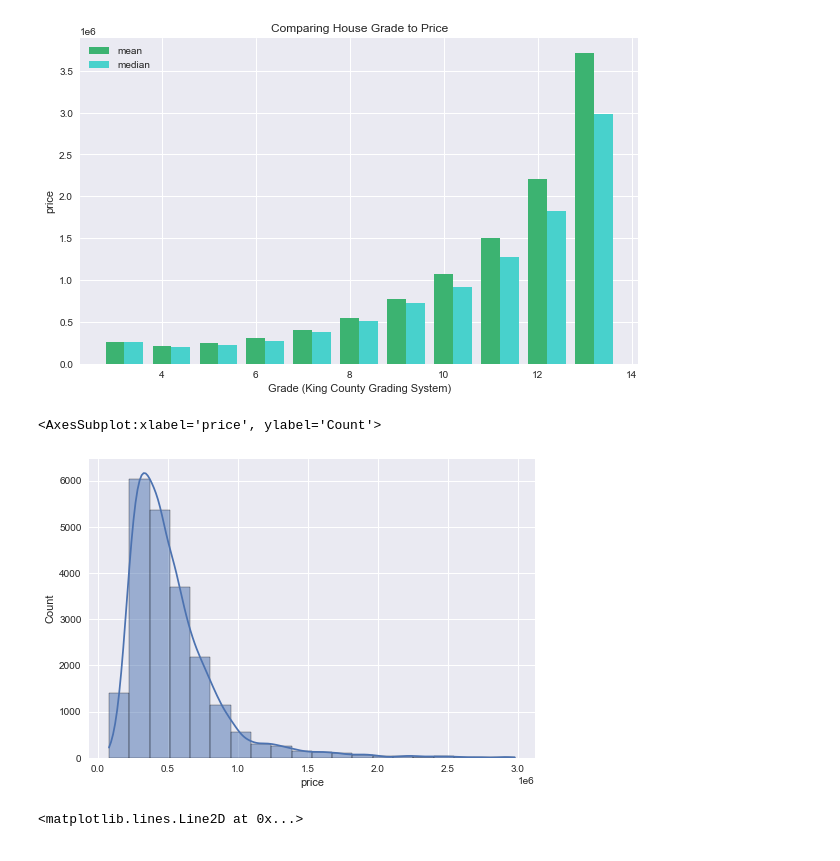
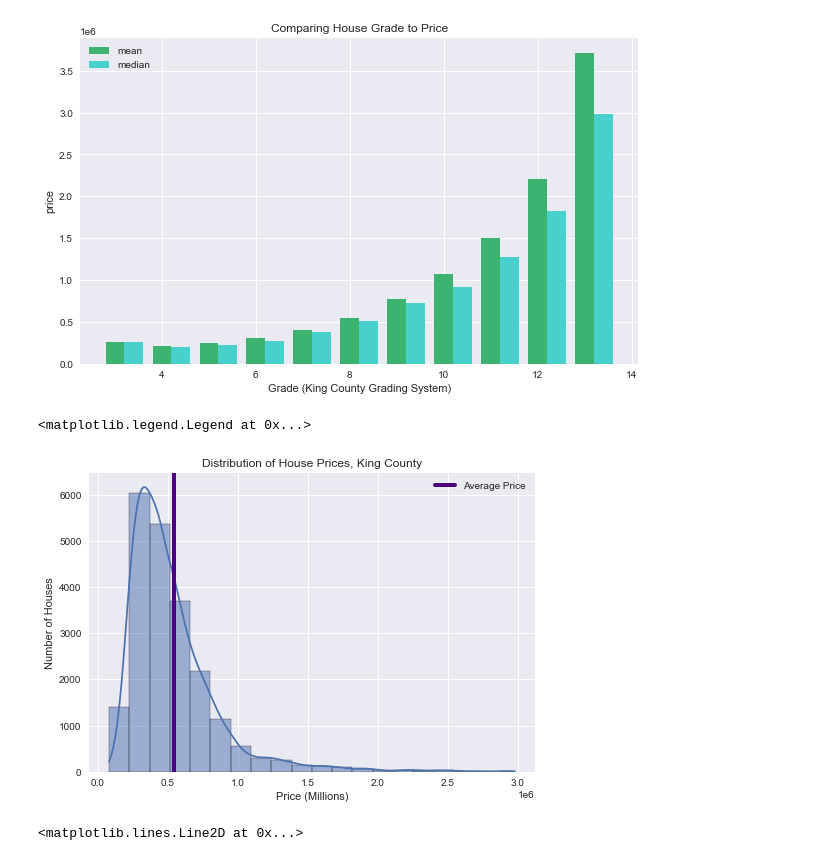
Before and after one commit to Luv2bnanook44/phase_2_project_quanggang, a Jupyter notebook: notebooks/jamie_notebook.ipynb, the cells around one changed output. Cells and saved outputs as stored; diff of their text form; code cells hidden in the pictures.

```diff
--- a/notebooks/jamie_notebook.ipynb
+++ b/notebooks/jamie_notebook.ipynb
@@ -447,9 +447,14 @@ ax.legend()
 # %%
 # Distribution of prices
 sns.histplot(df['price'][df['price']<3000000], bins=20, kde=True)
+plt.title('Distribution of House Prices, King County')
+plt.axvline(x=df['price'].mean(), ymin=0, ymax=6000, lw=4, color='indigo', label='Average Price')
+plt.xlabel('Price (Millions)')
+plt.ylabel('Number of Houses')
+plt.legend()
 # %% [output]
-<AxesSubplot:xlabel='price', ylabel='Count'>
+<matplotlib.legend.Legend at 0x...>
-[figure, old version]
+[figure, new version]
 # %%
 # comparing price distributions for uninc and inc areas
 inc = df['price'][(df['unincorporated']==0)&(df['price']<2500000)]
```
Also changed, not shown: parts of 14 cells of this notebook, 7 other files.
